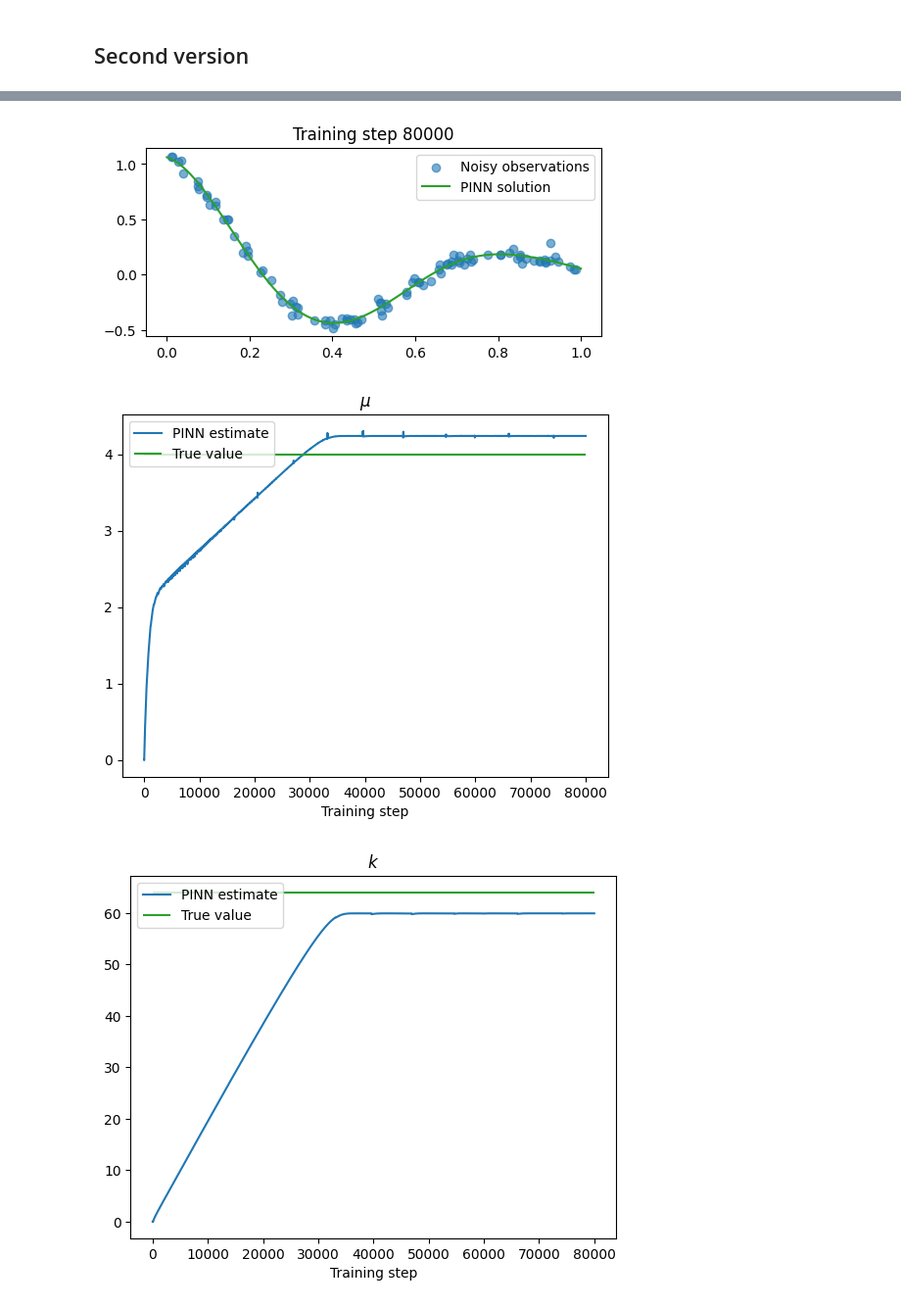
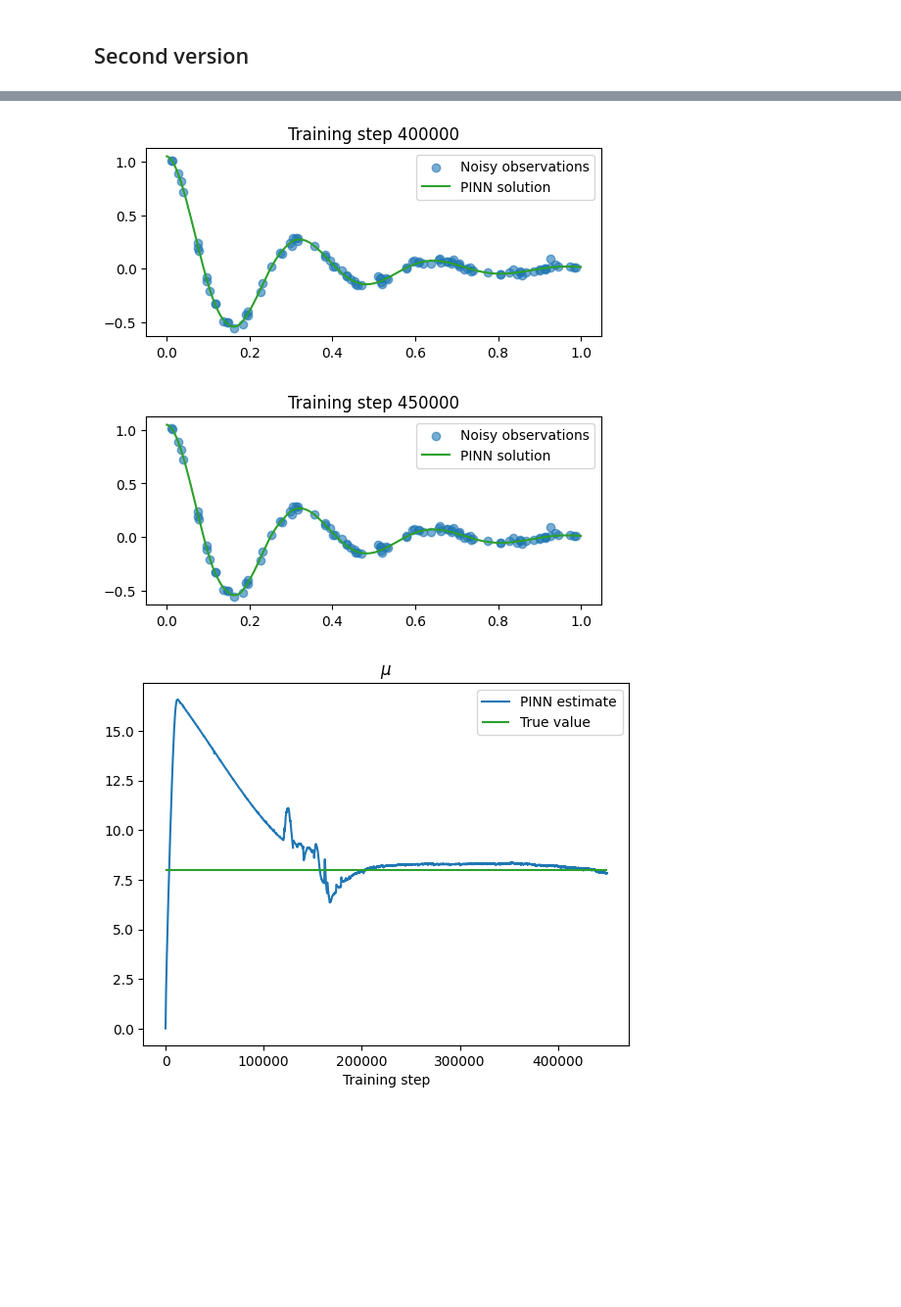
Before and after one commit to JanAlexanderZak/harmonic-oscillator-pinn-workshop, a Jupyter notebook: two_params.ipynb, the cells around one changed output, grey strips where cells are left out. Shown at 98% size. Cells and saved outputs as stored; diff of their text form; code cells hidden in the pictures; blank space fills up the shorter version.

```diff
--- a/two_params.ipynb
+++ b/two_params.ipynb
@@ -300,7 +300,7 @@ ks = []
 # add mu to the optimiser
 # TODO: write code here
 optimiser = torch.optim.Adam(list(pinn.parameters())+[mu]+[k],lr=1e-3)
-for i in range(50001):
+for i in range(15001):
     optimiser.zero_grad()
 
     # compute each term of the PINN loss function above
@@ -367,10 +367,10 @@ plt.show()
 # %%
 # first, create some noisy observational data
 torch.manual_seed(123)
-d, w0 = 2, 8  # original: d, w0 = 2, 20, edited bcs of value range
+d, w0 = 4, 20  # original: d, w0 = 2, 20, edited bcs of value range
 print(f"True value of mu: {2*d}")
 t_obs = torch.rand(100).view(-1,1)
-u_obs = exact_solution(d, w0, t_obs) + 0.04 * torch.randn_like(t_obs)  # original : 0.04
+u_obs = exact_solution(d, w0, t_obs) + 0.02 * torch.randn_like(t_obs)  # original : 0.04
 
 plt.figure()
 plt.title("Noisy observational data")
@@ -391,7 +391,7 @@ pinn = FCN(1,1,32*2,3)
 t_physics = torch.linspace(0,1,60).view(-1,1).requires_grad_(True)
 
 # train the PINN
-d, w0 = 2, 8
+d, w0 = 4, 20
 _, k = 2*d, w0**2
 
 # treat mu as a learnable parameter
@@ -404,7 +404,7 @@ ks = []
 # add mu to the optimiser
 # TODO: write code here
 optimiser = torch.optim.Adam(list(pinn.parameters())+[mu]+[k],lr=2e-3)
-for i in range(80001):
+for i in range(450001):
     optimiser.zero_grad()
 
     # compute each term of the PINN loss function above
@@ -433,7 +433,7 @@ for i in range(80001):
     ks.append(k.item())
 
     # plot the result as training progresses
-    if i % 10000 == 0:
+    if i % 50000 == 0:
         u = pinn(t_test).detach()
         plt.figure(figsize=(6,2.5))
         plt.scatter(t_obs[:,0], u_obs[:,0], label="Noisy observations", alpha=0.6)
@@ -469,3 +469,3 @@ plt.show()
-[figure, old version]
+[figure, new version]
-[figure, old version]
+[figure, new version]
-[figure, old version]
+[figure, new version]
```
Also changed, not shown: parts of 5 cells of this notebook.
